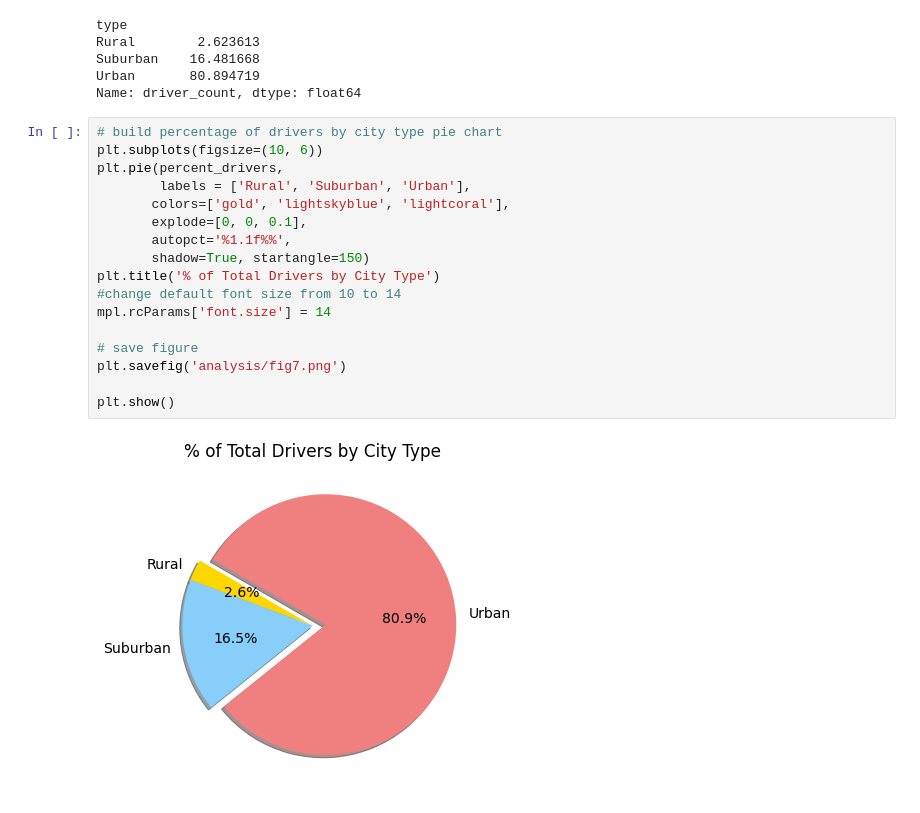
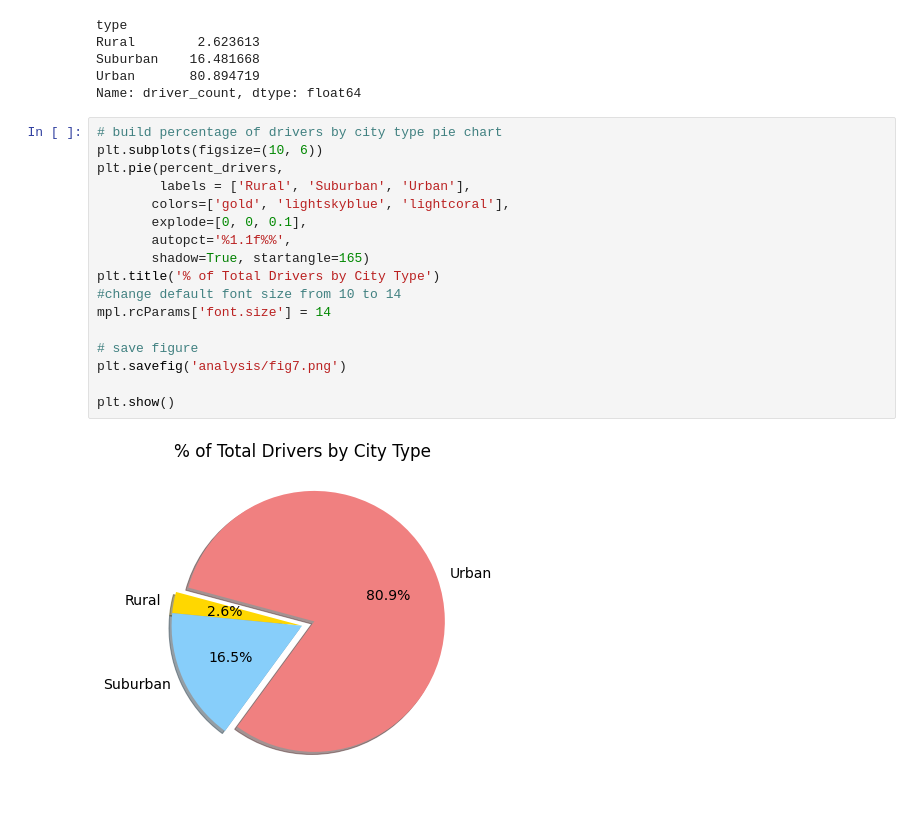
Before and after one commit to apaneser/PyBear_Analysis, a Jupyter notebook: PyBer.ipynb, the cells around one changed output. Drawn from its saved outputs; the diff is of its cells as text.

```diff
--- a/PyBer.ipynb
+++ b/PyBer.ipynb
@@ -799,19 +799,19 @@ Name: driver_count, dtype: float64
 # %%
 # build percentage of drivers by city type pie chart
 plt.subplots(figsize=(10, 6))
 plt.pie(percent_drivers,
         labels = ['Rural', 'Suburban', 'Urban'],
        colors=['gold', 'lightskyblue', 'lightcoral'],
        explode=[0, 0, 0.1],
        autopct='%1.1f%%',
-       shadow=True, startangle=150)
+       shadow=True, startangle=165)
 plt.title('% of Total Drivers by City Type')
 #change default font size from 10 to 14
 mpl.rcParams['font.size'] = 14
 
 # save figure
 plt.savefig('analysis/fig7.png')
 
 plt.show()
 # %% [output]
-[figure, old version]
+[figure, new version]
```
